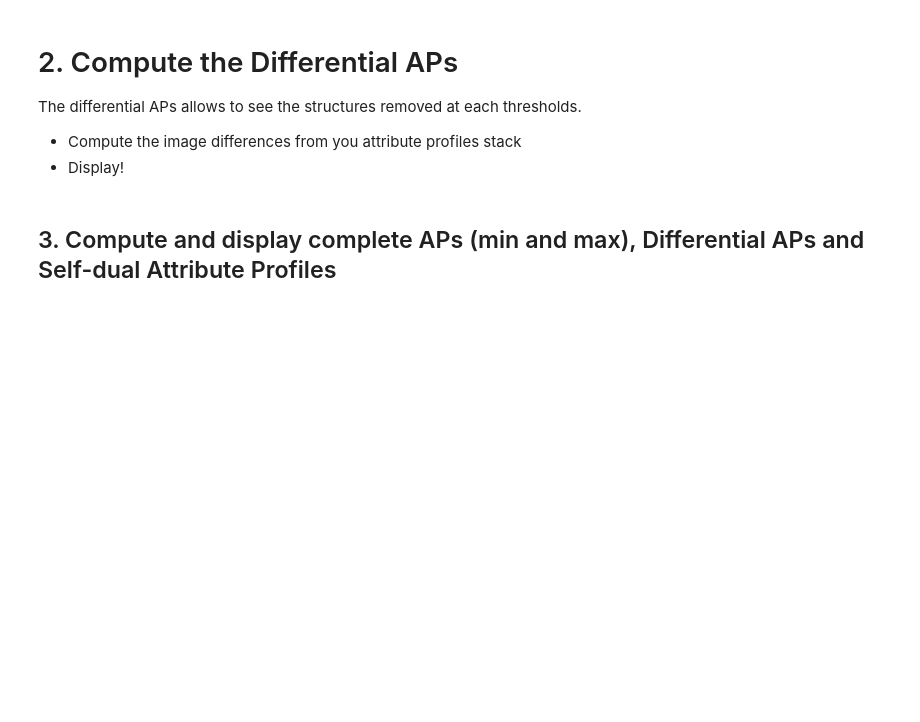
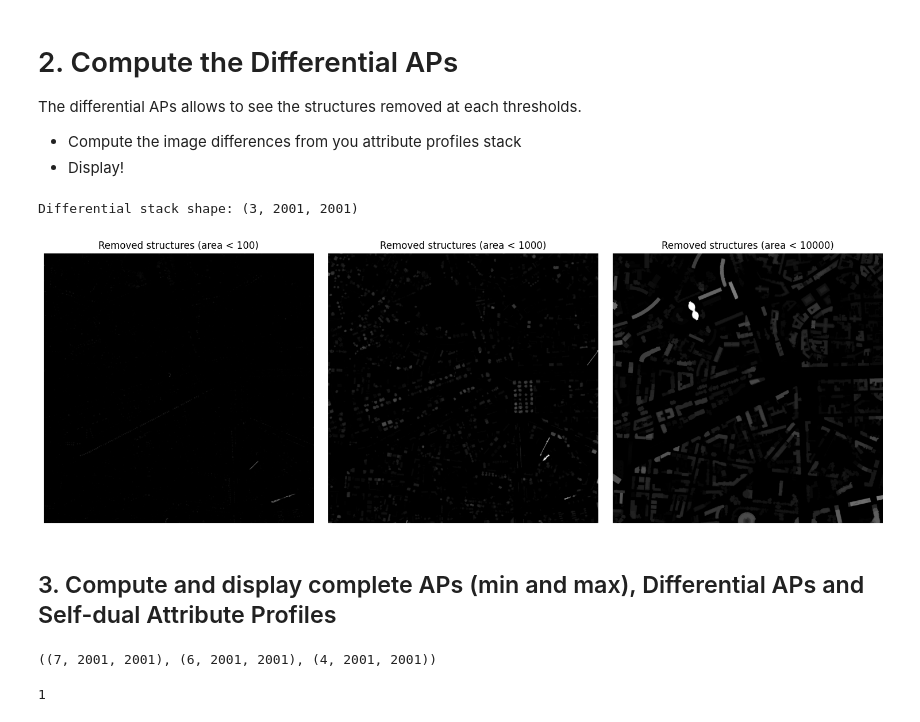
Before and after one commit to kshitijrajsharma/ersip-sprint, a Jupyter notebook: sprints/1/4 - Attribute profiles.ipynb, the cells around one changed output. Drawn from its saved outputs; the diff is of its cells as text; code cells hidden in the pictures; blank space fills up the shorter version.

Commit message:
feat : add differential aps

```diff
--- a/sprints/1/4 - Attribute profiles.ipynb
+++ b/sprints/1/4 - Attribute profiles.ipynb
@@ -46,3 +81,28 @@ The differential APs allows to see the structures removed at each thresholds.
+# %%
+differential_stack = []
+for i in range(len(profiles_stack) - 1):
+    diff = profiles_stack[i] - profiles_stack[i + 1]
+    differential_stack.append(diff)
+
+differential_stack = np.array(differential_stack)
+print(f"Differential stack shape: {differential_stack.shape}")
+
+num_diff = len(differential_stack)
+fig, axes = plt.subplots(1, num_diff, figsize=(5 * num_diff, 5))
+
+if num_diff == 1:
+    axes = [axes]
+
+for i, threshold in enumerate(thresholds):
+    axes[i].imshow(differential_stack[i], cmap='gray')
+    axes[i].set_title(f'Removed structures (area < {threshold})')
+    axes[i].axis('off')
+
+plt.tight_layout()
+plt.show()
+# %% [output]
+Differential stack shape: (3, 2001, 2001)
+[figure, added]
 # %% [markdown]
 ## 3. Compute and display complete APs (min and max), Differential APs and Self-dual Attribute Profiles
 # %%
@@ -49,0 +114,8 @@ The differential APs allows to see the structures removed at each thresholds.
+# %%
+aps.data.shape, daps.data.shape, sdaps.data.shape
+# %% [output]
+((7, 2001, 2001), (6, 2001, 2001), (4, 2001, 2001))
+# %%
+aps.len
+# %% [output]
+1
```
Also changed, not shown: parts of 9 cells of this notebook.
